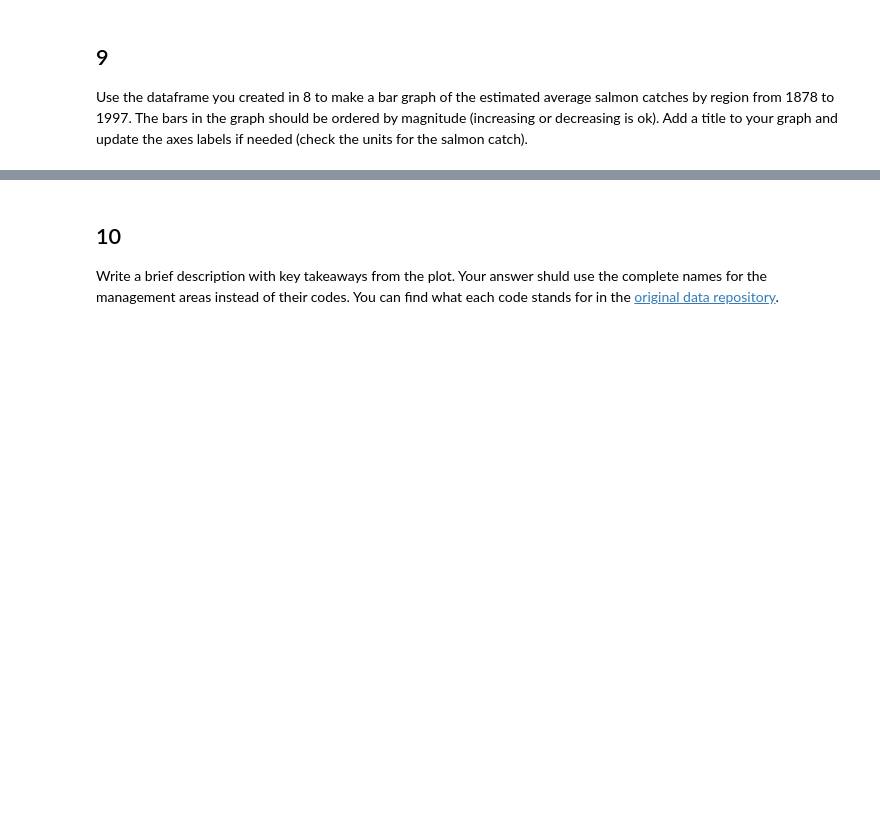
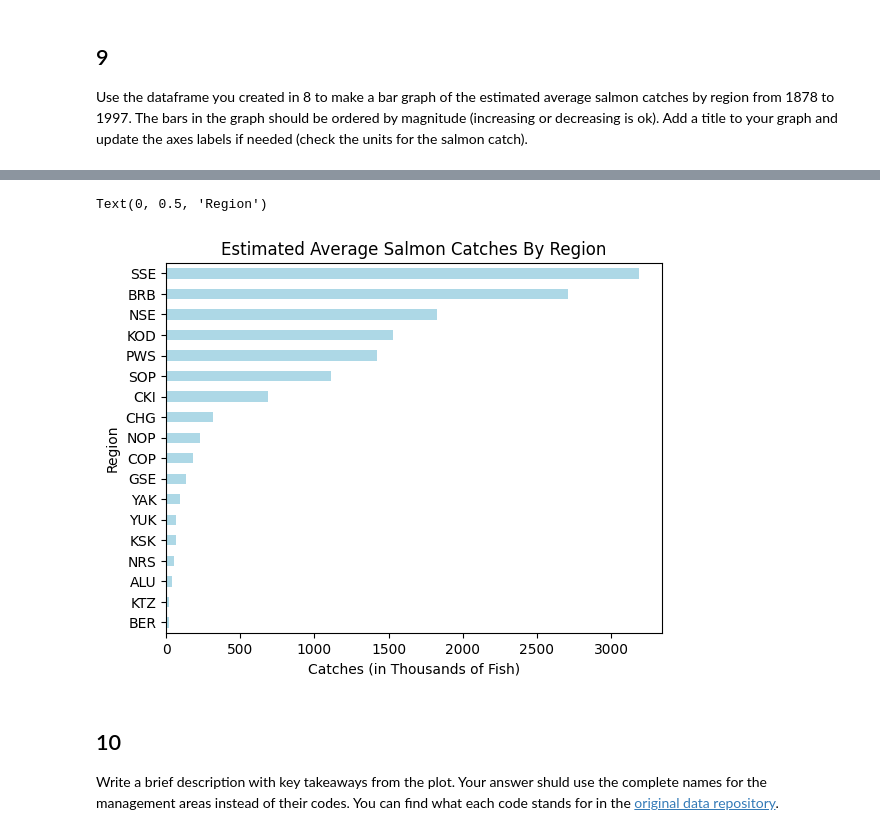
Before and after one commit to kpaya/eds220-hwk2, a Jupyter notebook: hwk2-task2-aqi-Paya.ipynb, the cells around one changed output, grey strips where cells are left out. Drawn from its saved outputs; the diff is of its cells as text; code cells hidden in the pictures; blank space fills up the shorter version.

```diff
--- a/hwk2-task2-aqi-Paya.ipynb
+++ b/hwk2-task2-aqi-Paya.ipynb
@@ -236,4 +246,6 @@ In the next cell:
 
 1. Update the `Catch` column in `catch_data` to be of type `int64`.
 2. Confirm you have updated the data type. Store the type of the `catch` column in the `catch_column_type` variable.
+# %%
+catch_data['Catch']= catch_data['Catch'].astype('int64')
 # %%
@@ -260,0 +259,11 @@ avg_region
+# %%
+# Average catch per region
+
+avg_region = (catch_data.groupby(['Region','Year'])
+              .Catch
+              .mean()
+              .rename("avg_catch")
+              .reset_index()
+)
+
+avg_region
@@ -264,3 +287,6 @@ avg_region
 ## 9
 
 Use the dataframe you created in 8 to make a bar graph of the estimated average salmon catches by region from 1878 to 1997. The bars in the graph should be ordered by magnitude (increasing or decreasing is ok). Add a title  to your graph and update the axes labels if needed (check the units for the salmon catch).
+# %%
+avg_region_filter=avg_region[(avg_region['Year'] >= 1878) & (avg_region['Year'] <= 1997)]
+avg_region_filter
@@ -267,3 +307,27 @@ Use the dataframe you created in 8 to make a bar graph of the estimated average
+# %%
+import matplotlib.pyplot as plt
+
+(avg_region_filter.groupby(['Region'])
+              .avg_catch
+              .mean()
+              .rename("avg_catch")
+              .reset_index()
+ .sort_values(by='avg_catch')
+ .plot(kind="barh",
+       x='Region',
+       y='avg_catch',
+      title="Estimated Average Salmon Catches By Region",
+      xlabel='Region',
+      ylabel='Catches (in Thousands of Fish)',
+      color='lightblue',
+      legend=False)
+)
+
+plt.xlabel('Catches (in Thousands of Fish)')
+plt.ylabel('Region')
+# %% [output]
+Text(0, 0.5, 'Region')
+[figure, added]
 # %% [markdown]
 <!-- END QUESTION -->
 
```
Also changed, not shown: parts of 11 cells of this notebook.
